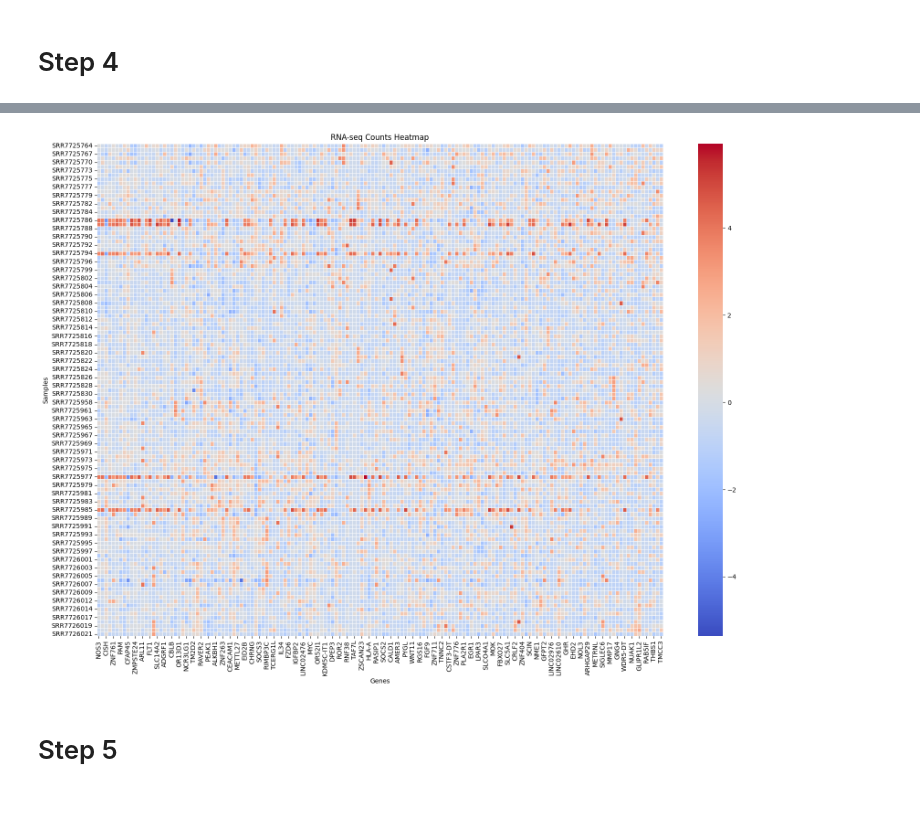
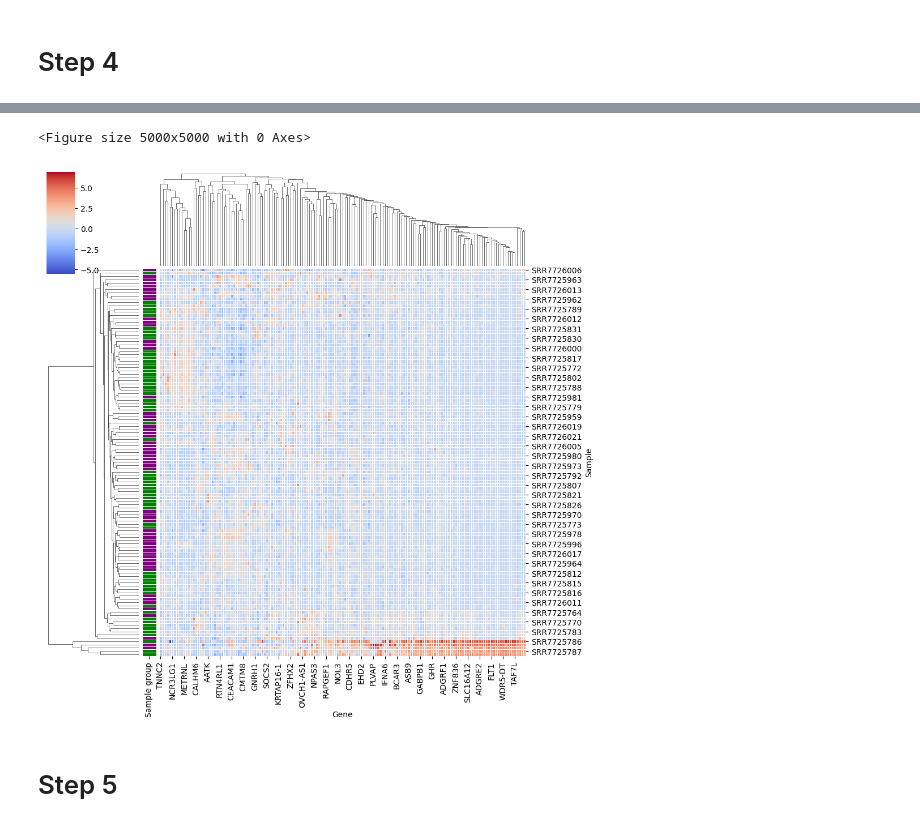
Before and after one commit to marielledoenges/BioInfoAlg_RheumArth, a Jupyter notebook: assignment2-billzhao.ipynb, the cells around one changed output, grey strips where cells are left out. Drawn from its saved outputs; the diff is of its cells as text; code cells hidden in the pictures.

```diff
--- a/assignment2-billzhao.ipynb
+++ b/assignment2-billzhao.ipynb
@@ -570,18 +643,23 @@ scaled_counts_df
+# %%
+gene_labels = metadata_df['refinebio_disease']
+# %%
+lut = {'healthy': 'green', 'ra non treatment': 'purple'}
+row_colors = gene_labels.map(lut)
+# %%
+scaled_counts_df.columns.name = 'Sample'
+# %%
+row_colors.name = 'Sample group'
 # %%
-plt.figure(figsize=(20, 14))
+plt.figure(figsize=(50, 50))
 
 # Use seaborn to create the heatmap
-sns.heatmap(scaled_counts_df.transpose(), cmap="coolwarm", linewidths=0.5)
-
-# Add labels and title
-plt.title("RNA-seq Counts Heatmap")
-plt.xlabel("Genes")
-plt.ylabel("Samples")
+sns.clustermap(scaled_counts_df.transpose(), row_colors=row_colors, cmap="coolwarm", linewidths=0.5)
 
 # Show the heatmap
 plt.show()
 # %% [output]
+<Figure size 5000x5000 with 0 Axes>
-[figure, old version]
+[figure, new version]
 # %% [markdown]
 # Step 5
 # %%
```
Also changed, not shown: parts of 40 cells of this notebook, 1 other file.
